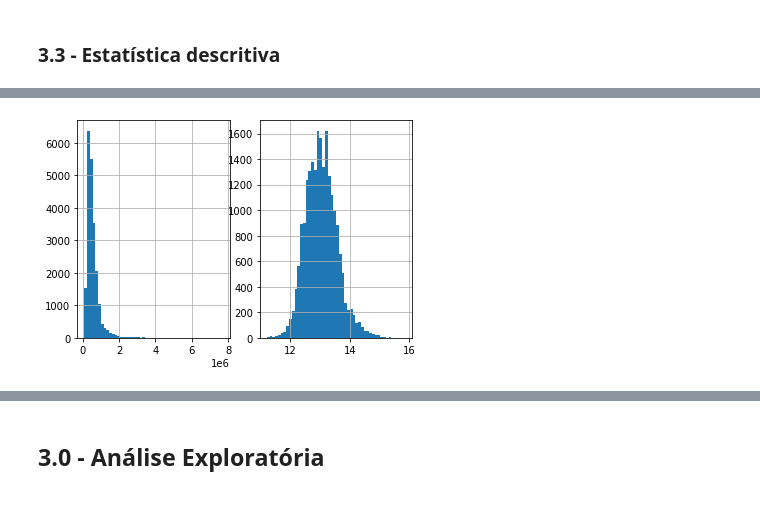
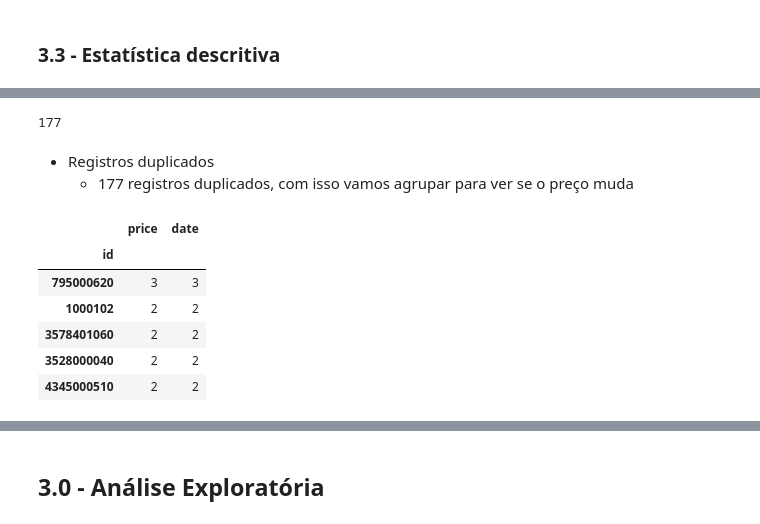
Before and after one commit to diegopmayer/python, a Jupyter notebook: pr001_python_zero_ds/notebook/pr001_aula1_diegopmayer_c01.ipynb, the cells around one changed output, grey strips where cells are left out. Cells and saved outputs as stored; diff of their text form; code cells hidden in the pictures.

```diff
--- a/pr001_python_zero_ds/notebook/pr001_aula1_diegopmayer_c01.ipynb
+++ b/pr001_python_zero_ds/notebook/pr001_aula1_diegopmayer_c01.ipynb
@@ -84,13 +86,22 @@ df_house_rocket.drop('id', axis=1).describe().T
 | long | 21613.0 | -122.213896 | 0.140828 | -122.5190 | -122.328 | -122.2300 | -122.125 | -1.213150e+02 |
 | sqft_living15 | 21613.0 | 1986.552492 | 685.391304 | 399.0000 | 1490.000 | 1840.0000 | 2360.000 | 6.210000e+03 |
 | sqft_lot15 | 21613.0 | 12768.455652 | 27304.179631 | 651.0000 | 5100.000 | 7620.0000 | 10083.000 | 8.712000e+05 |
-# %%
-grid = plt.GridSpec(1, 2)
-
-plt.subplot(grid[0,0]);
-df_house_rocket['price'].hist(bins=50);
-
-plt.subplot(grid[0,1]);
-np.log(df_house_rocket['price']).hist(bins=50);
-# %% [output]
-[figure, removed]
+# %%
+# Soma de registros duplicados
+df_house_rocket['id'].duplicated().sum()
+# %% [output]
+177
+# %% [markdown]
+- Registros duplicados
+    - 177 registros duplicados, com isso vamos agrupar para ver se o preço muda
+# %%
+# agrupamento para contar os campos id que estejam duplicados ordenados por maior contagem
+df_house_rocket[['id', 'price', 'date']].groupby(by=['id']).count().sort_values(by='price', ascending=False).head()
+# %% [output]
+|  | price | date |
+| id |  |  |
+| 795000620 | 3 | 3 |
+| 1000102 | 2 | 2 |
+| 3578401060 | 2 | 2 |
+| 3528000040 | 2 | 2 |
+| 4345000510 | 2 | 2 |
```
Also changed, not shown: parts of 19 cells of this notebook, 1 other file.
